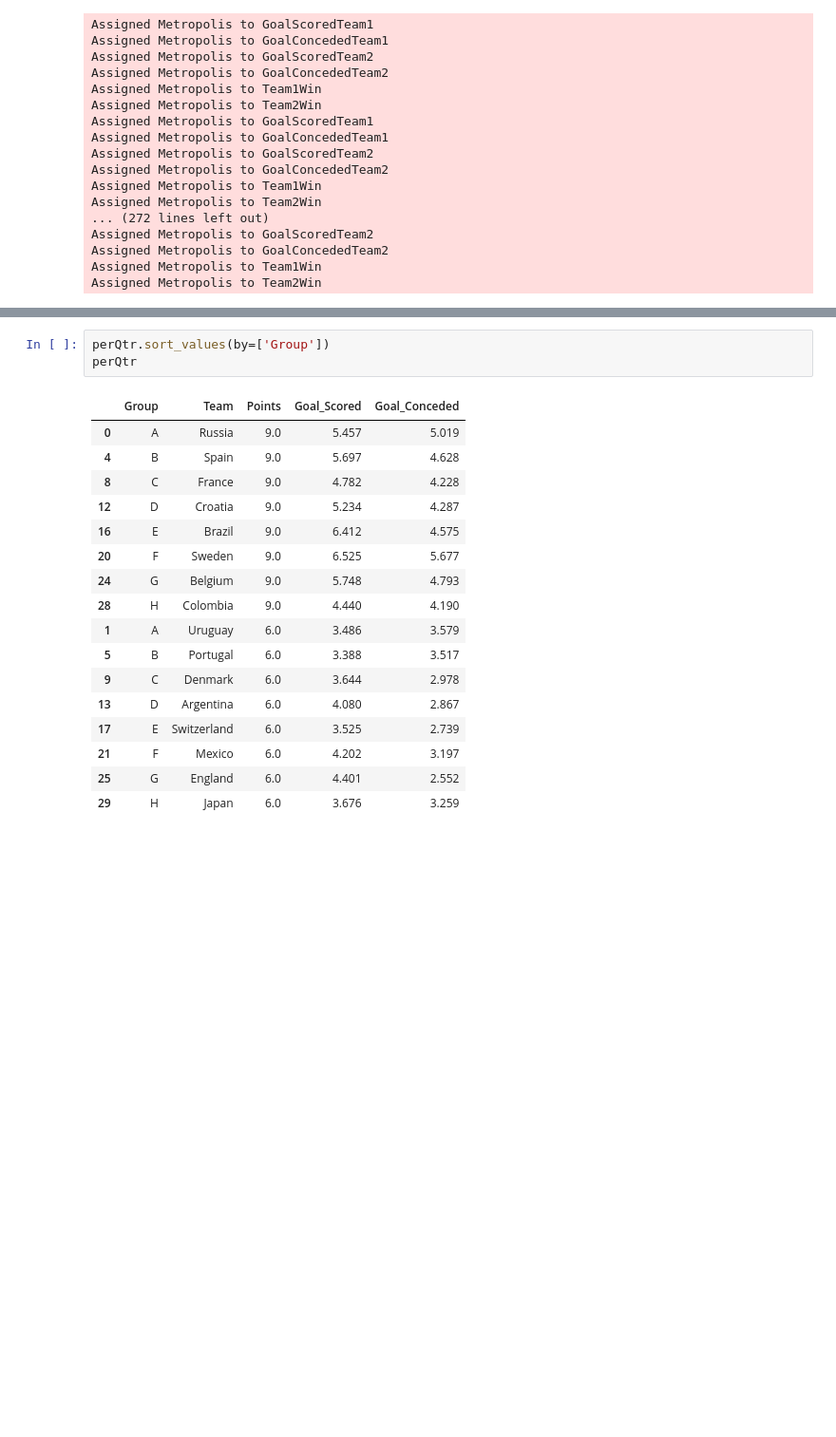
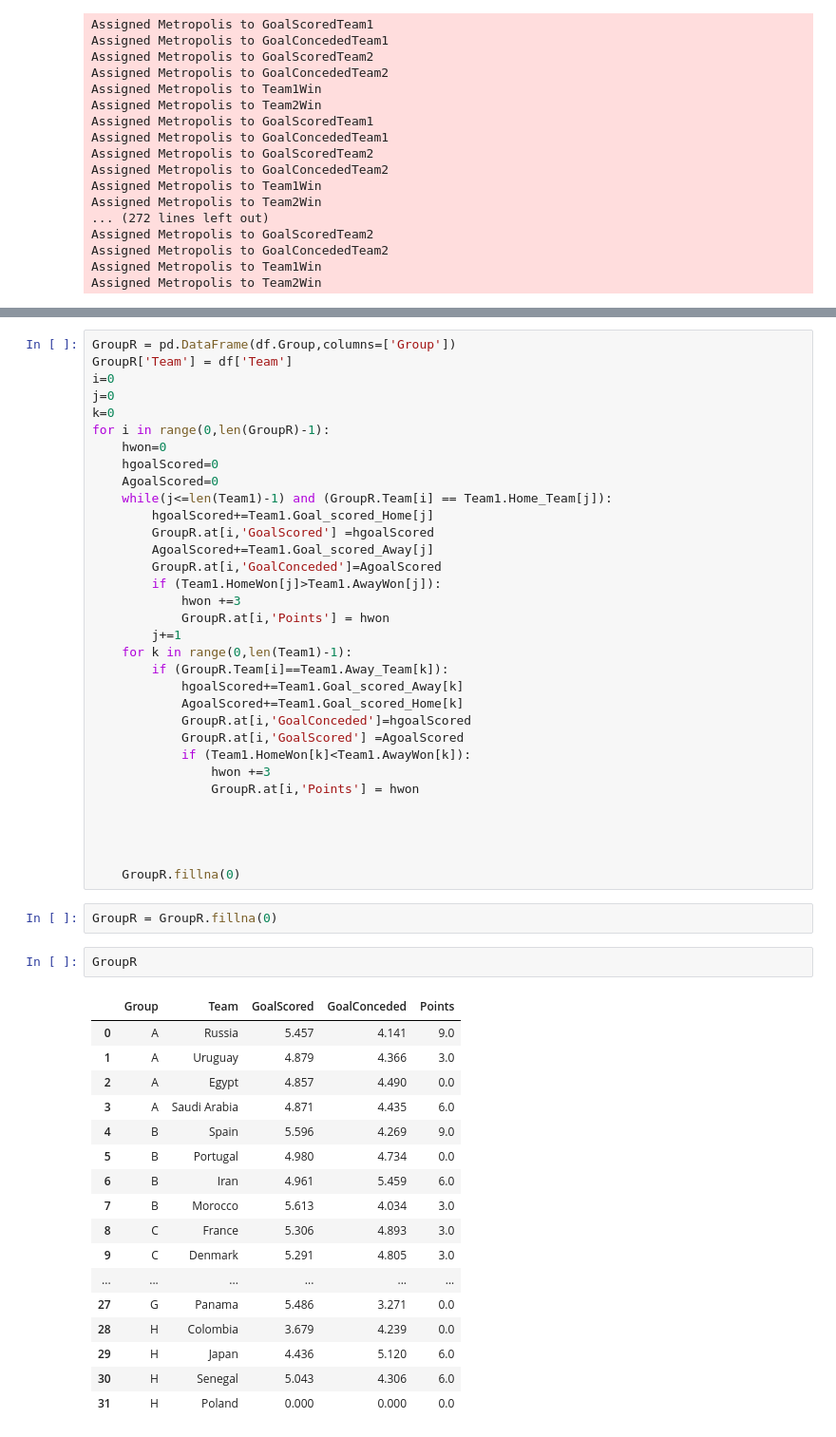
Before and after one commit to sunilsainiK/predict, a Jupyter notebook: Football Testing.ipynb, the cells around one changed output, grey strips where cells are left out. Shown at 95% size. Drawn from its saved outputs; the diff is of its cells as text; blank space fills up the shorter version.

```diff
--- a/Football Testing.ipynb
+++ b/Football Testing.ipynb
@@ -337,21 +232,55 @@ perQtr = perQtr.nlargest(16,columns=['Points'])
-# %%
-perQtr.sort_values(by=['Group'])
-perQtr
-# %% [output]
-|  | Group | Team | Points | Goal_Scored | Goal_Conceded |
-| 0 | A | Russia | 9.0 | 5.457 | 5.019 |
-| 4 | B | Spain | 9.0 | 5.697 | 4.628 |
-| 8 | C | France | 9.0 | 4.782 | 4.228 |
-| 12 | D | Croatia | 9.0 | 5.234 | 4.287 |
-| 16 | E | Brazil | 9.0 | 6.412 | 4.575 |
-| 20 | F | Sweden | 9.0 | 6.525 | 5.677 |
-| 24 | G | Belgium | 9.0 | 5.748 | 4.793 |
-| 28 | H | Colombia | 9.0 | 4.440 | 4.190 |
-| 1 | A | Uruguay | 6.0 | 3.486 | 3.579 |
-| 5 | B | Portugal | 6.0 | 3.388 | 3.517 |
-| 9 | C | Denmark | 6.0 | 3.644 | 2.978 |
-| 13 | D | Argentina | 6.0 | 4.080 | 2.867 |
-| 17 | E | Switzerland | 6.0 | 3.525 | 2.739 |
-| 21 | F | Mexico | 6.0 | 4.202 | 3.197 |
-| 25 | G | England | 6.0 | 4.401 | 2.552 |
-| 29 | H | Japan | 6.0 | 3.676 | 3.259 |
+# %%
+GroupR = pd.DataFrame(df.Group,columns=['Group'])
+GroupR['Team'] = df['Team']
+i=0
+j=0
+k=0
+for i in range(0,len(GroupR)-1):
+    hwon=0
+    hgoalScored=0
+    AgoalScored=0
+    while(j<=len(Team1)-1) and (GroupR.Team[i] == Team1.Home_Team[j]):
+        hgoalScored+=Team1.Goal_scored_Home[j]
+        GroupR.at[i,'GoalScored'] =hgoalScored
+        AgoalScored+=Team1.Goal_scored_Away[j]
+        GroupR.at[i,'GoalConceded']=AgoalScored
+        if (Team1.HomeWon[j]>Team1.AwayWon[j]):
+            hwon +=3
+            GroupR.at[i,'Points'] = hwon
+        j+=1
+    for k in range(0,len(Team1)-1):
+        if (GroupR.Team[i]==Team1.Away_Team[k]):
+            hgoalScored+=Team1.Goal_scored_Away[k]
+            AgoalScored+=Team1.Goal_scored_Home[k]
+            GroupR.at[i,'GoalConceded']=hgoalScored
+            GroupR.at[i,'GoalScored'] =AgoalScored
+            if (Team1.HomeWon[k]<Team1.AwayWon[k]):
+                hwon +=3
+                GroupR.at[i,'Points'] = hwon
+
+
+
+
+    GroupR.fillna(0)
+# %%
+GroupR = GroupR.fillna(0)
+# %%
+GroupR
+# %% [output]
+|  | Group | Team | GoalScored | GoalConceded | Points |
+| 0 | A | Russia | 5.457 | 4.141 | 9.0 |
+| 1 | A | Uruguay | 4.879 | 4.366 | 3.0 |
+| 2 | A | Egypt | 4.857 | 4.490 | 0.0 |
+| 3 | A | Saudi Arabia | 4.871 | 4.435 | 6.0 |
+| 4 | B | Spain | 5.596 | 4.269 | 9.0 |
+| 5 | B | Portugal | 4.980 | 4.734 | 0.0 |
+| 6 | B | Iran | 4.961 | 5.459 | 6.0 |
+| 7 | B | Morocco | 5.613 | 4.034 | 3.0 |
+| 8 | C | France | 5.306 | 4.893 | 3.0 |
+| 9 | C | Denmark | 5.291 | 4.805 | 3.0 |
+| ... | ... | ... | ... | ... | ... |
+| 27 | G | Panama | 5.486 | 3.271 | 0.0 |
+| 28 | H | Colombia | 3.679 | 4.239 | 0.0 |
+| 29 | H | Japan | 4.436 | 5.120 | 6.0 |
+| 30 | H | Senegal | 5.043 | 4.306 | 6.0 |
+| 31 | H | Poland | 0.000 | 0.000 | 0.0 |
```
Also changed, not shown: parts of 7 cells of this notebook.
